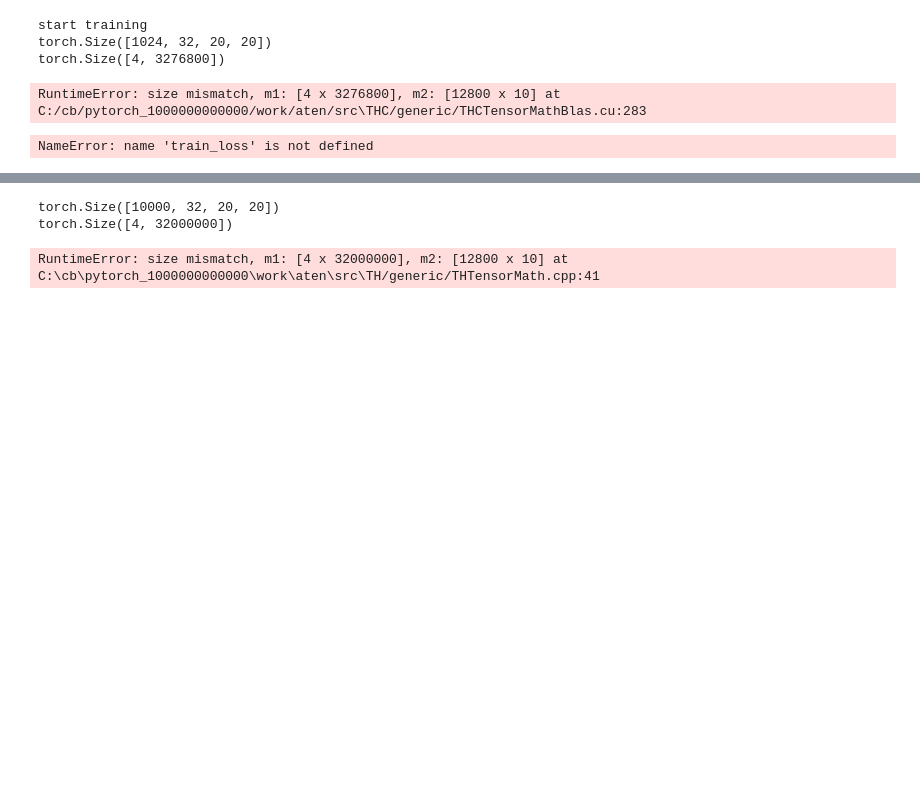
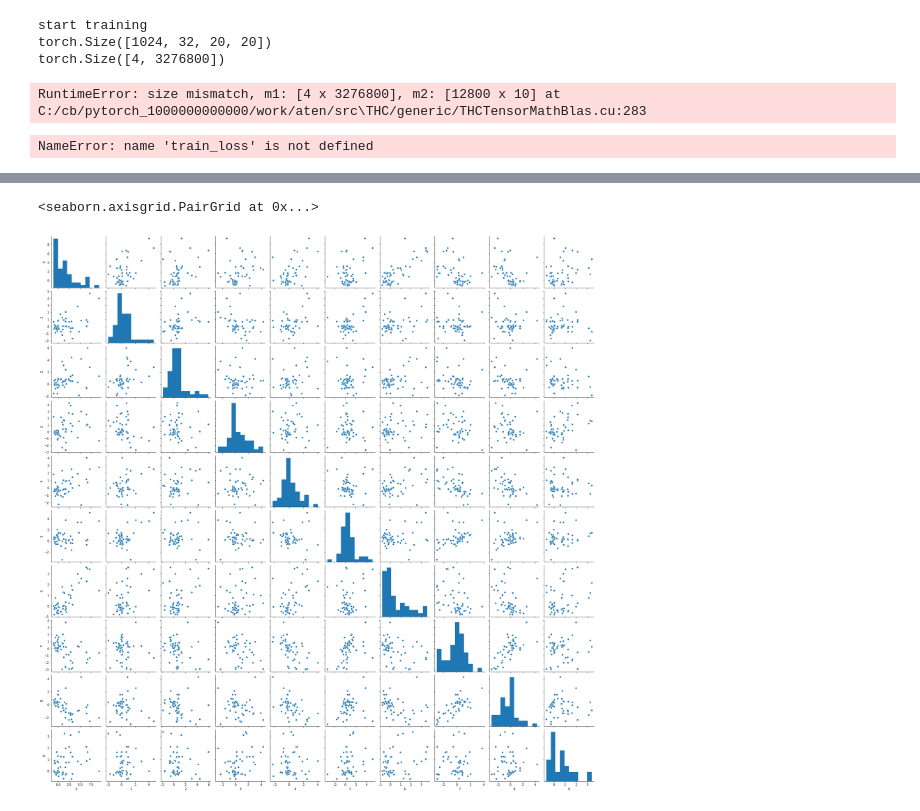
Before and after one commit to PhilipOe1612340/MMR-Autoencoder, a Jupyter notebook: src/autoencoder-pytorch.ipynb, the cells around one changed output, grey strips where cells are left out. Cells and saved outputs as stored; diff of their text form; code cells hidden in the pictures; blank space fills up the shorter version.

Commit message:
pairPlot

```diff
--- a/src/autoencoder-pytorch.ipynb
+++ b/src/autoencoder-pytorch.ipynb
@@ -210,3 +219,31 @@ RuntimeError: Error(s) in loading state_dict for AE:
+# %%
+import random
+
+dataset_iter = iter(dataset.testloader)
+images, labels = dataset_iter.next()
+length = len(images)
+
+net3 = AE()
+net3.load_state_dict(torch.load(PATH, map_location=torch.device('cpu')))
+
+net3.getLatentSpace(True)
+
+outputs3 = net3(images).data.numpy()
+
+
+#newOutput = random.sample(list(outputs3), 50)
+
+#newOutput = random.choices(outputs3,k = 50)
+#print(newOutput)
+
+#newOutput = newOutput.flatten().reshape(length, np.prod(outputShape[1:]))
+outputFrame = pd.DataFrame(outputs3)
+#sns.pairplot(outputFrame, vars = labels)
+sns.pairplot(outputFrame.sample(50))
+#g.fig.set_size_inches(15,15)
+# %% [output]
+<seaborn.axisgrid.PairGrid at 0x...>
+[figure, added]
 # %%
 # model should output latent space and not reconstruction
 net2.getLatentSpace(True)
@@ -217,10 +254,6 @@ outputShape = np.shape(outputs)
 
 # flatten latent space
 outputs = outputs.flatten().reshape(length, np.prod(outputShape[1:]))
-# %% [output]
-torch.Size([10000, 32, 20, 20])
-torch.Size([4, 32000000])
-RuntimeError: size mismatch, m1: [4 x 32000000], m2: [12800 x 10] at C:\cb\pytorch_1000000000000\work\aten\src\TH/generic/THTensorMath.cpp:41
 # %%
 # get 20 random images with closest matches
 for i in range(20):
```
Also changed, not shown: parts of 4 cells of this notebook.
